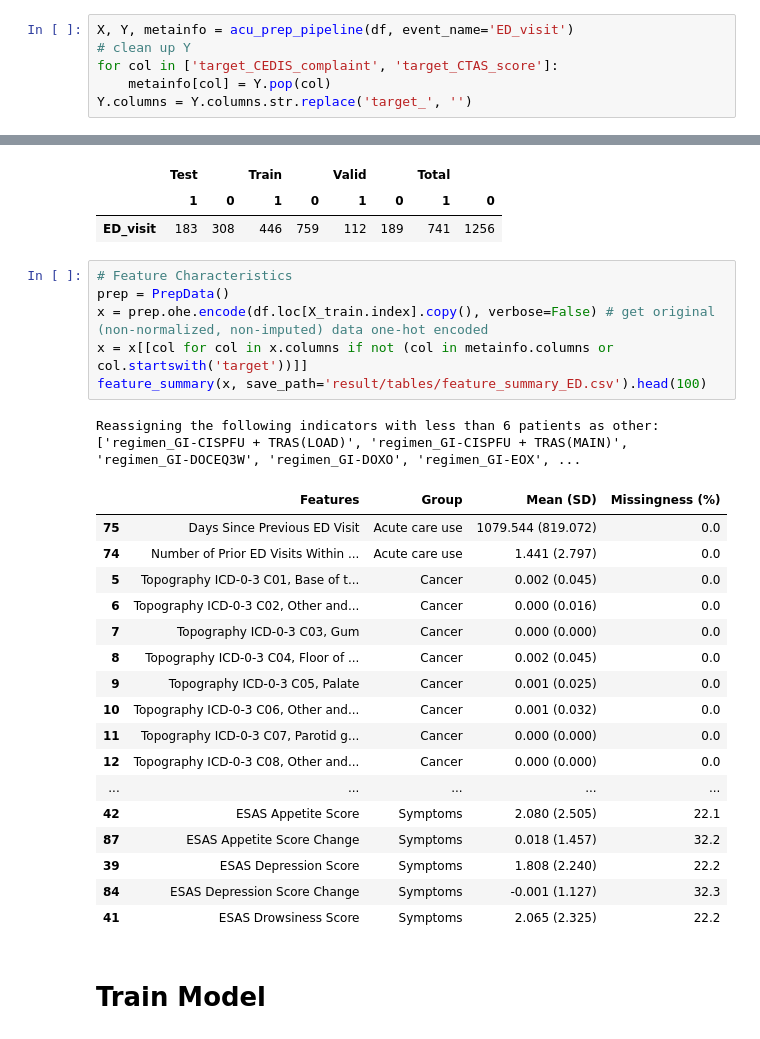
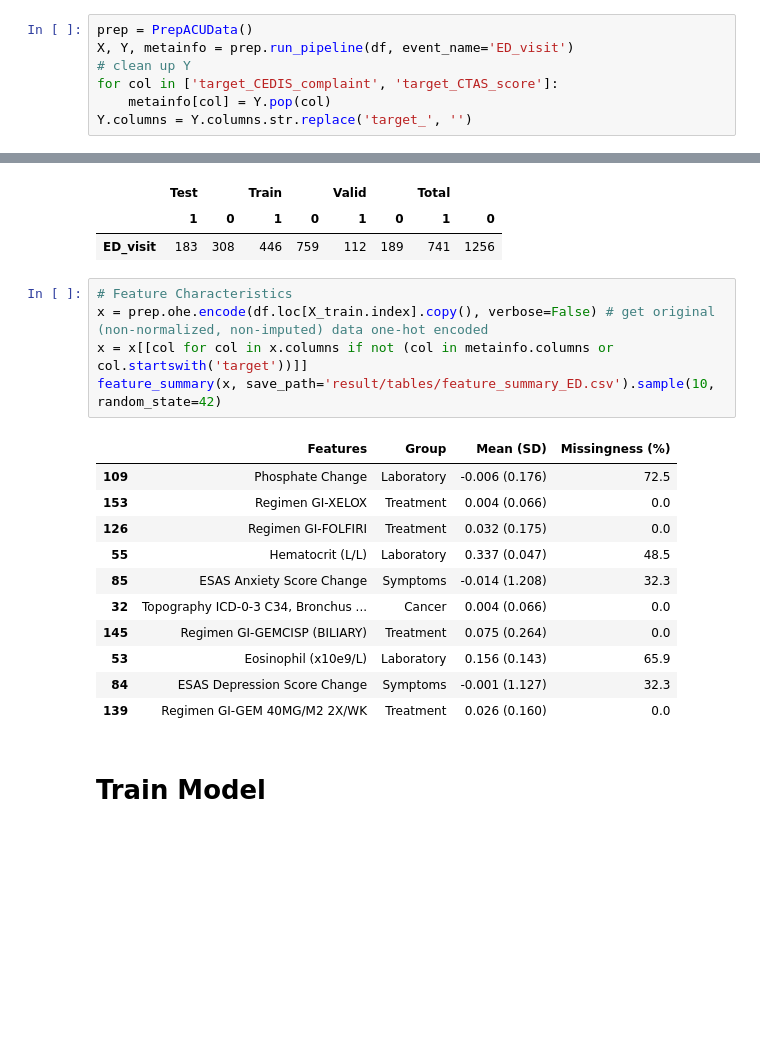
Before and after one commit to ml4oncology/PredUCE, a Jupyter notebook: notebooks/Emerg.ipynb, the cells around one changed output, grey strips where cells are left out. Saved outputs shown, nothing was run; the diff lists cells and outputs as text; blank space fills up the shorter version.

```diff
--- a/notebooks/Emerg.ipynb
+++ b/notebooks/Emerg.ipynb
@@ -62,5 +76,6 @@ df = df[mask]
 # %%
-X, Y, metainfo = acu_prep_pipeline(df, event_name='ED_visit')
+prep = PrepACUData()
+X, Y, metainfo = prep.run_pipeline(df, event_name='ED_visit')
 # clean up Y
 for col in ['target_CEDIS_complaint', 'target_CTAS_score']:
     metainfo[col] = Y.pop(col)
@@ -122,28 +115,20 @@ get_label_distribution(Y, metainfo, with_respect_to='patients')
 | ED_visit | 183 | 308 | 446 | 759 | 112 | 189 | 741 | 1256 |
 # %%
 # Feature Characteristics
-prep = PrepData()
 x = prep.ohe.encode(df.loc[X_train.index].copy(), verbose=False) # get original (non-normalized, non-imputed) data one-hot encoded
 x = x[[col for col in x.columns if not (col in metainfo.columns or col.startswith('target'))]]
-feature_summary(x, save_path='result/tables/feature_summary_ED.csv').head(100)
+feature_summary(x, save_path='result/tables/feature_summary_ED.csv').sample(10, random_state=42)
 # %% [output]
-Reassigning the following indicators with less than 6 patients as other: ['regimen_GI-CISPFU + TRAS(LOAD)', 'regimen_GI-CISPFU + TRAS(MAIN)', 'regimen_GI-DOCEQ3W', 'regimen_GI-DOXO', 'regimen_GI-EOX', ...
 |  | Features | Group | Mean (SD) | Missingness (%) |
-| 75 | Days Since Previous ED Visit | Acute care use | 1079.544 (819.072) | 0.0 |
-| 74 | Number of Prior ED Visits Within ... | Acute care use | 1.441 (2.797) | 0.0 |
-| 5 | Topography ICD-0-3 C01, Base of t... | Cancer | 0.002 (0.045) | 0.0 |
-| 6 | Topography ICD-0-3 C02, Other and... | Cancer | 0.000 (0.016) | 0.0 |
-| 7 | Topography ICD-0-3 C03, Gum | Cancer | 0.000 (0.000) | 0.0 |
-| 8 | Topography ICD-0-3 C04, Floor of ... | Cancer | 0.002 (0.045) | 0.0 |
-| 9 | Topography ICD-0-3 C05, Palate | Cancer | 0.001 (0.025) | 0.0 |
-| 10 | Topography ICD-0-3 C06, Other and... | Cancer | 0.001 (0.032) | 0.0 |
-| 11 | Topography ICD-0-3 C07, Parotid g... | Cancer | 0.000 (0.000) | 0.0 |
-| 12 | Topography ICD-0-3 C08, Other and... | Cancer | 0.000 (0.000) | 0.0 |
-| ... | ... | ... | ... | ... |
-| 42 | ESAS Appetite Score | Symptoms | 2.080 (2.505) | 22.1 |
-| 87 | ESAS Appetite Score Change | Symptoms | 0.018 (1.457) | 32.2 |
-| 39 | ESAS Depression Score | Symptoms | 1.808 (2.240) | 22.2 |
+| 109 | Phosphate Change | Laboratory | -0.006 (0.176) | 72.5 |
+| 153 | Regimen GI-XELOX | Treatment | 0.004 (0.066) | 0.0 |
+| 126 | Regimen GI-FOLFIRI | Treatment | 0.032 (0.175) | 0.0 |
+| 55 | Hematocrit (L/L) | Laboratory | 0.337 (0.047) | 48.5 |
+| 85 | ESAS Anxiety Score Change | Symptoms | -0.014 (1.208) | 32.3 |
+| 32 | Topography ICD-0-3 C34, Bronchus ... | Cancer | 0.004 (0.066) | 0.0 |
+| 145 | Regimen GI-GEMCISP (BILIARY) | Treatment | 0.075 (0.264) | 0.0 |
+| 53 | Eosinophil (x10e9/L) | Laboratory | 0.156 (0.143) | 65.9 |
 | 84 | ESAS Depression Score Change | Symptoms | -0.001 (1.127) | 32.3 |
-| 41 | ESAS Drowsiness Score | Symptoms | 2.065 (2.325) | 22.2 |
+| 139 | Regimen GI-GEM 40MG/M2 2X/WK | Treatment | 0.026 (0.160) | 0.0 |
 # %% [markdown]
 # Train Model
```
Also changed, not shown: parts of 7 cells of this notebook, 10 other files.
